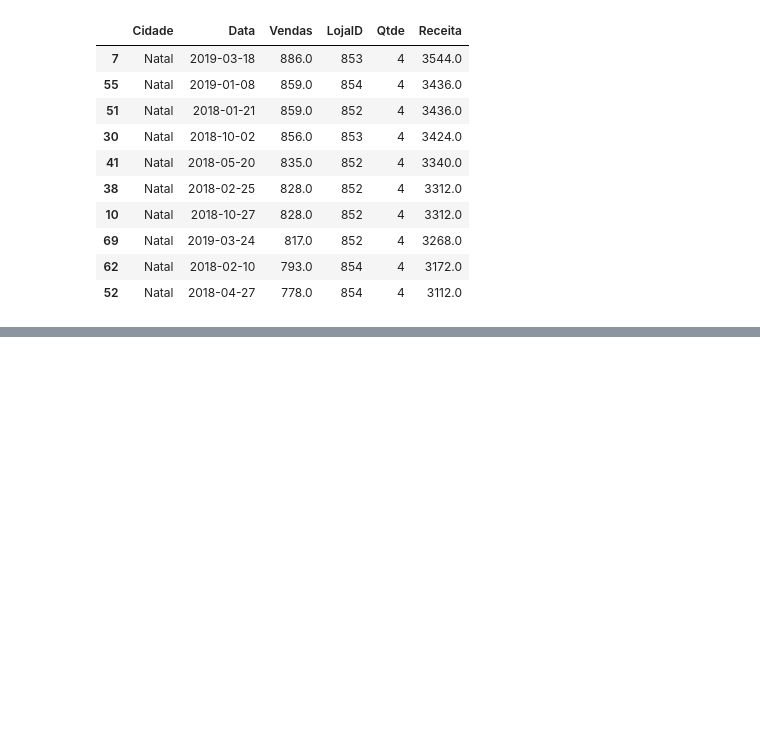
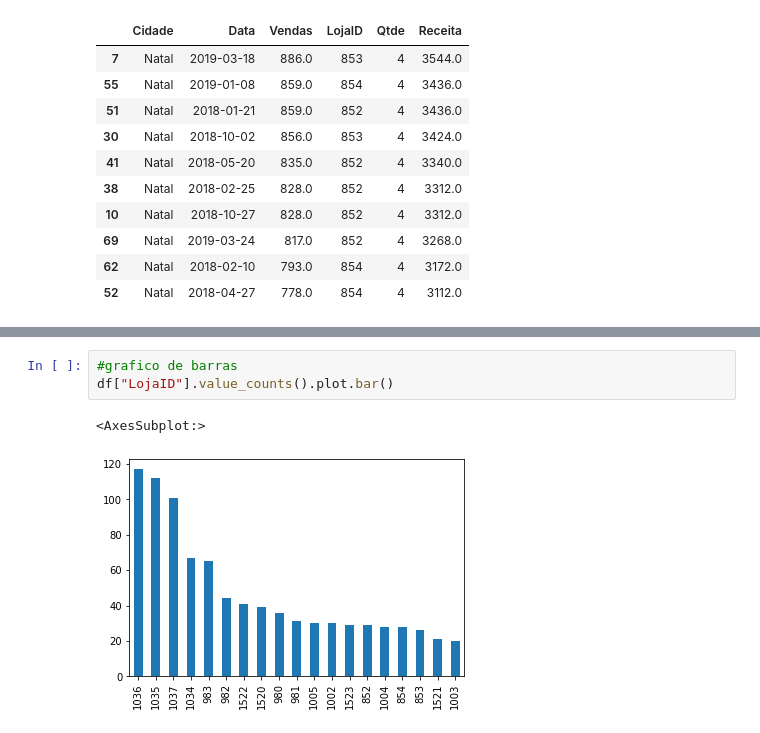
Before and after one commit to YuriMel0/PYTHON-DS, a Jupyter notebook: desafio-projeto1/pandas-excel.ipynb, the cells around one changed output, grey strips where cells are left out. Cells and saved outputs as stored; diff of their text form; blank space fills up the shorter version.

Commit message:
finalizando aula de visualização de dados com matplotlib e pandas

```diff
--- a/desafio-projeto1/pandas-excel.ipynb
+++ b/desafio-projeto1/pandas-excel.ipynb
@@ -238,0 +260,6 @@ df["LojaID"].value_conuts
+# %%
+#grafico de barras
+df["LojaID"].value_counts().plot.bar()
+# %% [output]
+<AxesSubplot:>
+[figure, added]
```
Also changed, not shown: parts of 39 cells of this notebook, 1 other file.
